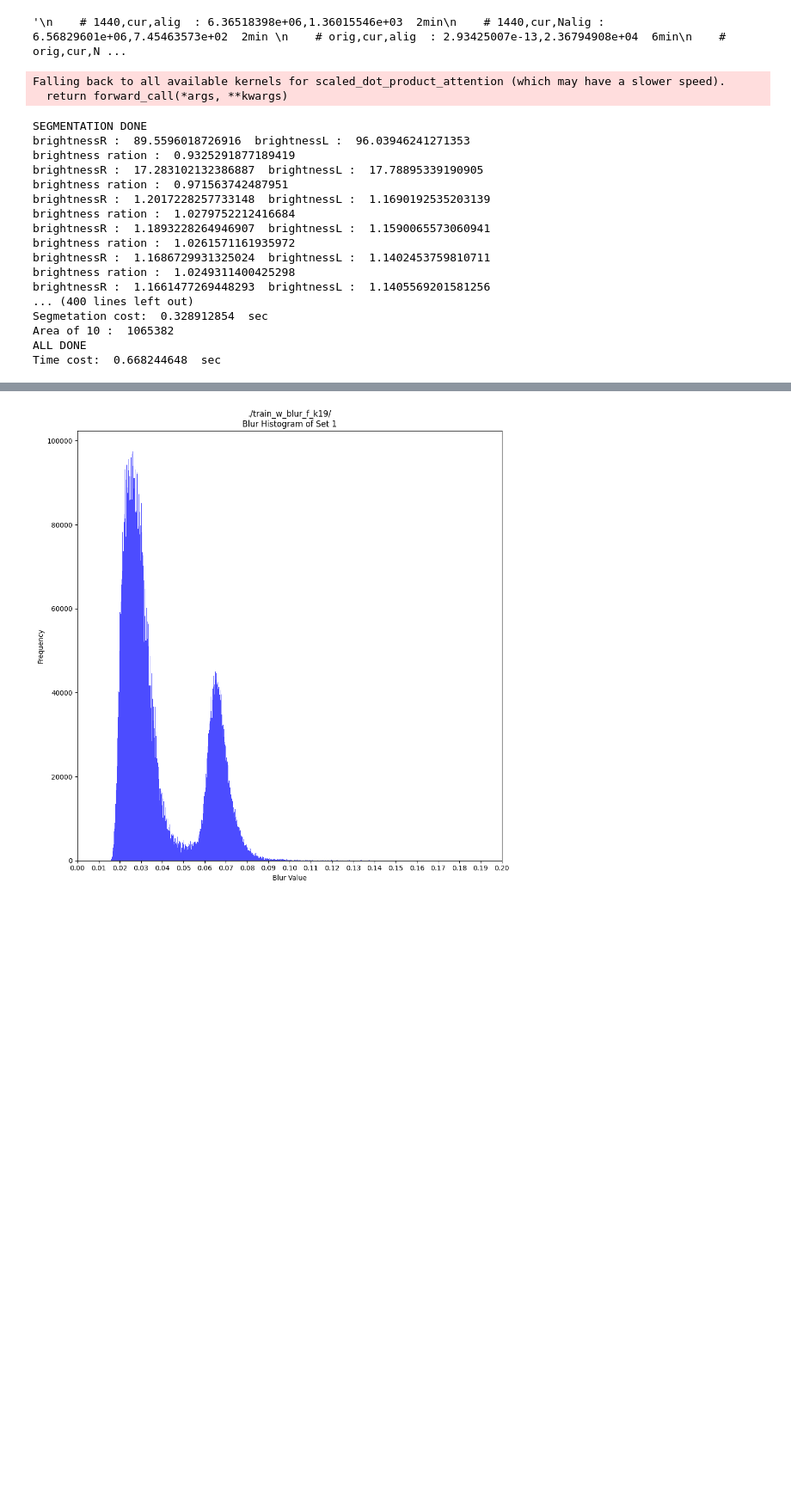
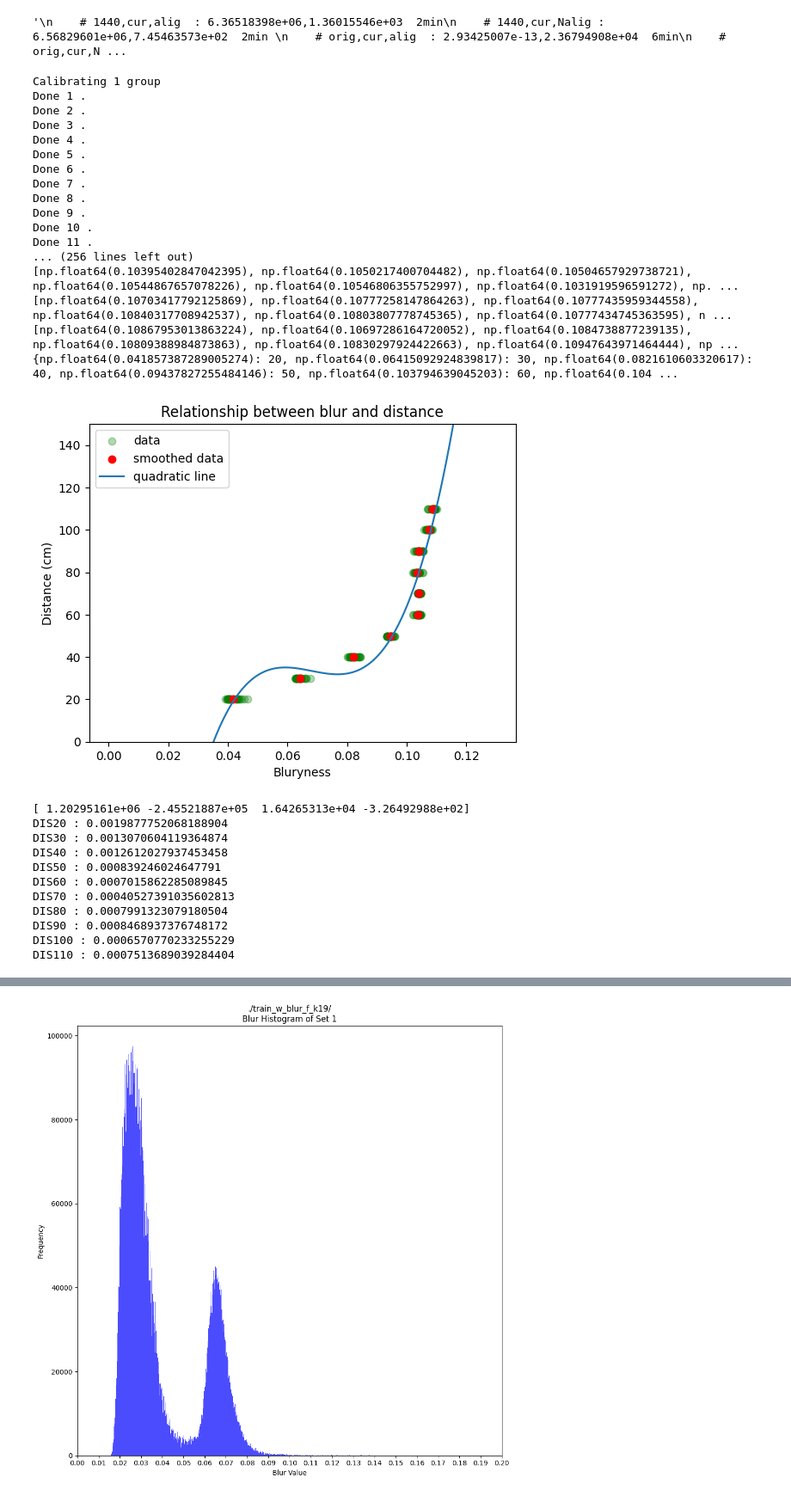
Before and after one commit to AlenChen0216/DFDS, a Jupyter notebook: op_dfds.ipynb, the cells around one changed output, grey strips where cells are left out. Shown at 86% size. Cells and saved outputs as stored; diff of their text form; code cells hidden in the pictures; blank space fills up the shorter version.

```diff
--- a/op_dfds.ipynb
+++ b/op_dfds.ipynb
@@ -100,7 +103,7 @@ SMALLER = "/R"   # for smaller aperture, e.g. f/13.0
 LARGER = "/L"    # for larger aperture   e.g. f/22.0
 POSITION_START = 0
 POSITION_END = 10
-CAL_HEAD = "./datas/train_o/"
+CAL_HEAD = "./datas/train/"
 G_SELECT = 2 # 2 calculate larger aperture's blur, 1 for smaller aperture
 NEED_SEG = False
 BASE = 20   # base distance for training
@@ -950,52 +953,63 @@ def exp(size = 0):
             for g2 in imagesL:
 
                 print("R = ",((count//times)+1)," L = ",((count%times)+1))
                 flag  = main(g1,g2,0,data[2],round_idx,oblique=False,seg_size = size)
                 count += 1
                 # break
             # break
         if flag == -1:
             break
 
 def wrong_seg():
     for scalar in range(-2,3):
         # if scalar == 0:
         #     continue
         print("==----------------------------------------------==")
         print("SET : ",scalar)
         exp(scalar*1e-2)
         print("==----------------------------------------------==\n")
 
-# REC = False
+REC = False
 REC2 = False
 REC3 = False
 # CAL_HEAD = "./train/"
 # POSITION_START = 12
 # POSITION_END = 10
 # load_img()
 
-get_shape()
-# train()
+
+# get_shape()
+train()
 #reset_result_file()
 # exp()
 #wrong_seg()
 # %% [output]
-Falling back to all available kernels for scaled_dot_product_attention (which may have a slower speed).
-  return forward_call(*args, **kwargs)
+Calibrating 1 group
+Done 1 .
+Done 2 .
+Done 3 .
+Done 4 .
+Done 5 .
+Done 6 .
+Done 7 .
+Done 8 .
+Done 9 .
+Done 10 .
+Done 11 .
+... (256 lines left out)
+[np.float64(0.10395402847042395), np.float64(0.1050217400704482), np.float64(0.10504657929738721), np.float64(0.10544867657078226), np.float64(0.10546806355752997), np.float64(0.1031919596591272), np. ...
+[np.float64(0.10703417792125869), np.float64(0.10777258147864263), np.float64(0.10777435959344558), np.float64(0.10840317708942537), np.float64(0.10803807778745365), np.float64(0.10777434745363595), n ...
+[np.float64(0.10867953013863224), np.float64(0.10697286164720052), np.float64(0.1084738877239135), np.float64(0.10809388984873863), np.float64(0.10830297924422663), np.float64(0.10947643971464444), np ...
+{np.float64(0.041857387289005274): 20, np.float64(0.06415092924839817): 30, np.float64(0.0821610603320617): 40, np.float64(0.09437827255484146): 50, np.float64(0.103794639045203): 60, np.float64(0.104 ...
+[figure, added]
-SEGMENTATION DONE
-brightnessR :  89.5596018726916  brightnessL :  96.03946241271353
-brightness ration :  0.9325291877189419
-brightnessR :  17.283102132386887  brightnessL :  17.78895339190905
-brightness ration :  0.971563742487951
-brightnessR :  1.2017228257733148  brightnessL :  1.1690192535203139
-brightness ration :  1.0279752212416684
-brightnessR :  1.1893228264946907  brightnessL :  1.1590065573060941
-brightness ration :  1.0261571161935972
-brightnessR :  1.1686729931325024  brightnessL :  1.1402453759810711
-brightness ration :  1.0249311400425298
-brightnessR :  1.1661477269448293  brightnessL :  1.1405569201581256
-... (400 lines left out)
-Segmetation cost:  0.328912854  sec
-Area of 10 :  1065382
-ALL DONE
-Time cost:  0.668244648  sec
+[ 1.20295161e+06 -2.45521887e+05  1.64265313e+04 -3.26492988e+02]
+DIS20 : 0.0019877752068188904
+DIS30 : 0.0013070604119364874
+DIS40 : 0.0012612027937453458
+DIS50 : 0.000839246024647791
+DIS60 : 0.0007015862285089845
+DIS70 : 0.00040527391035602813
+DIS80 : 0.0007991323079180504
+DIS90 : 0.0008468937376748172
+DIS100 : 0.0006570770233255229
+DIS110 : 0.0007513689039284404
```
Also changed, not shown: parts of 5 cells of this notebook, 3 other files.
